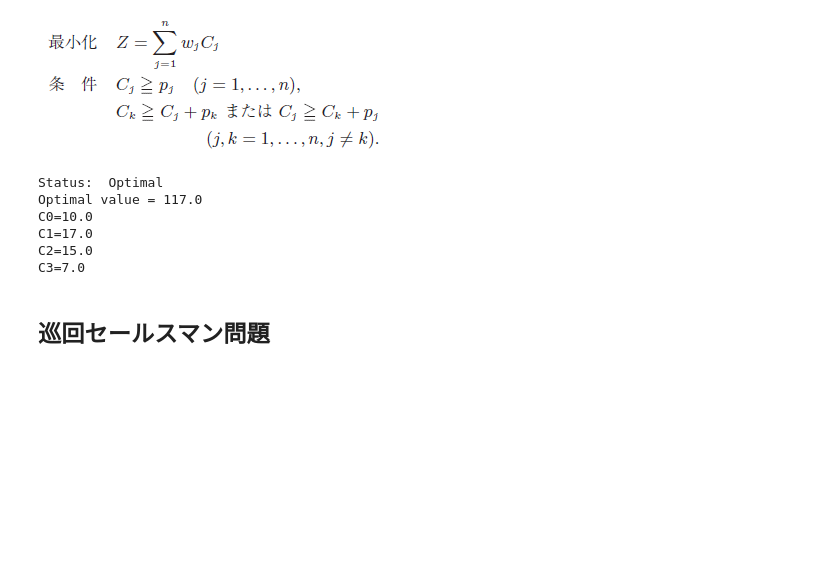
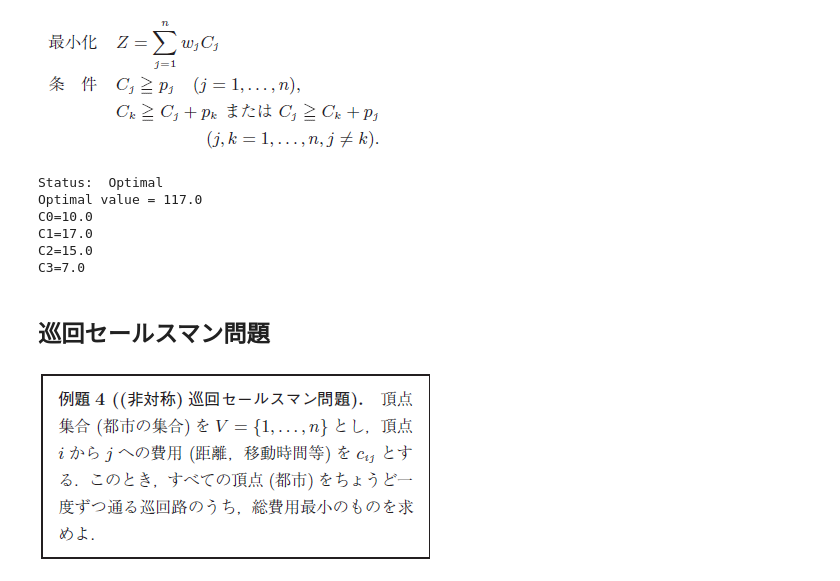
Before and after one commit to Kengo6165/Optimization, a Jupyter notebook: Thesis/01_藤江_2012_整数計画法による定式化入門/整数計画法による定式化入門.ipynb, the cells around one changed output. Saved outputs shown, nothing was run; the diff lists cells and outputs as text; code cells hidden in the pictures; blank space fills up the shorter version.

```diff
--- a/Thesis/01_藤江_2012_整数計画法による定式化入門/整数計画法による定式化入門.ipynb
+++ b/Thesis/01_藤江_2012_整数計画法による定式化入門/整数計画法による定式化入門.ipynb
@@ -287,3 +290,7 @@ C2=15.0
 C3=7.0
 # %% [markdown]
 ## 巡回セールスマン問題
+# %%
+display_png(Image('pictures/ex4.PNG'))
+# %% [output]
+[figure, added]
```
Also changed, not shown: parts of 14 cells of this notebook, 10 other files.
